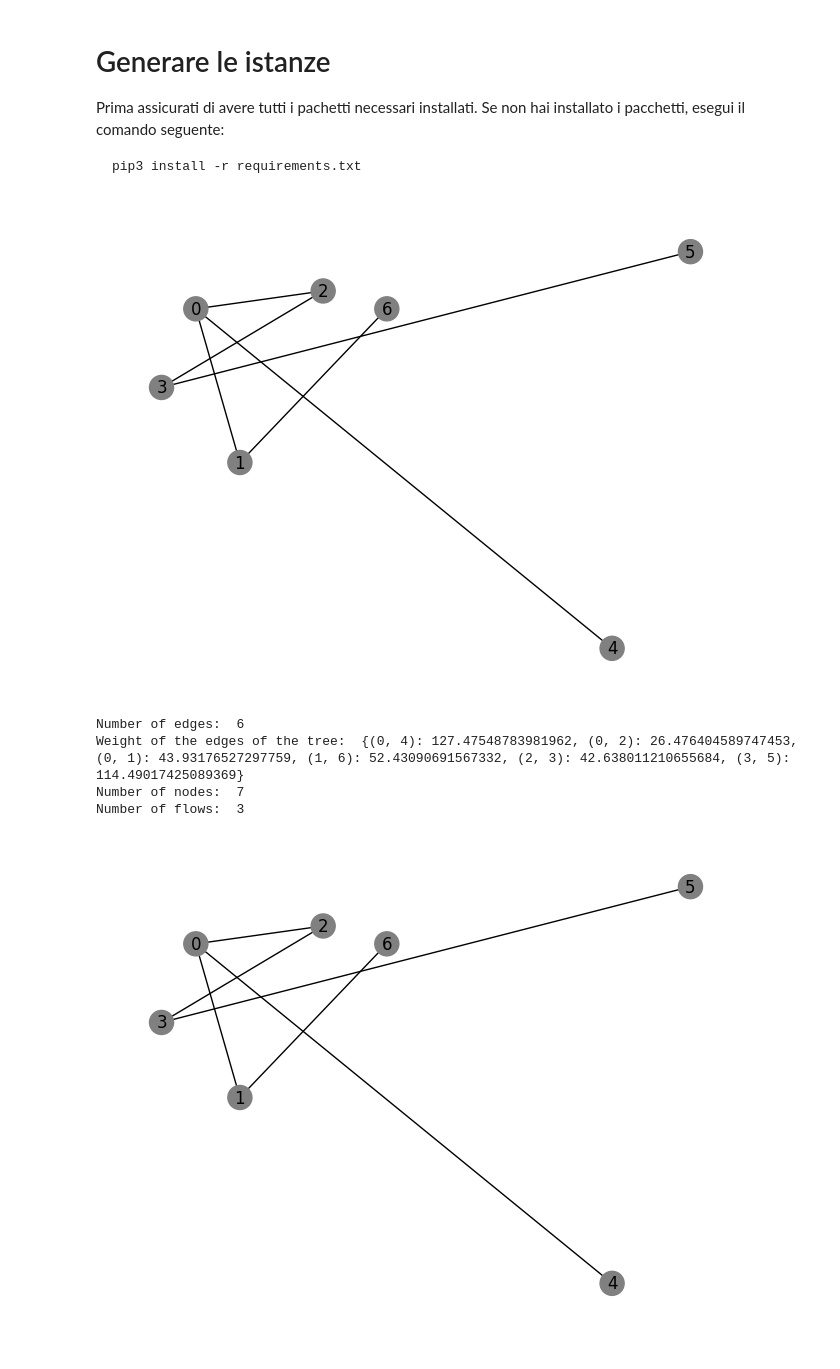
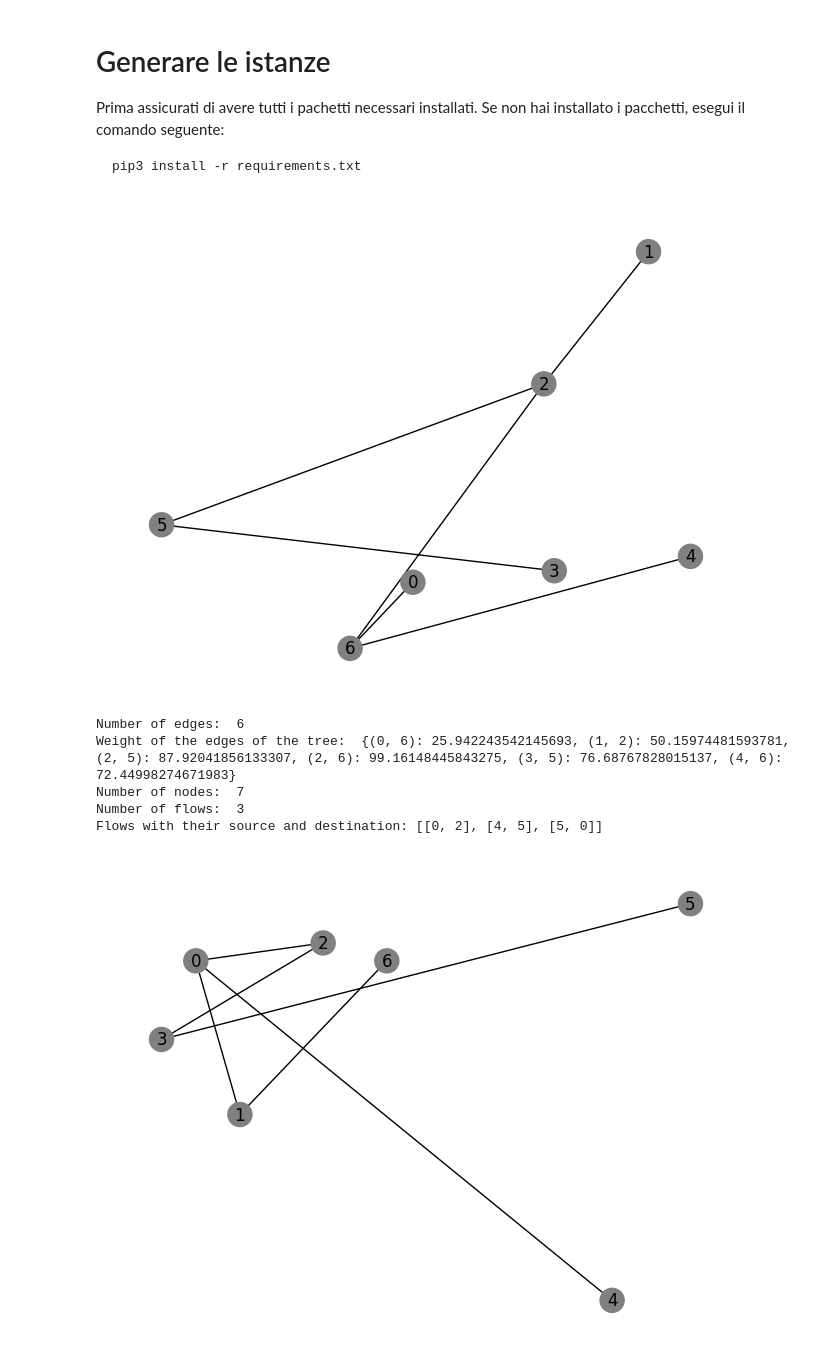
Before and after one commit to marielean/ChargingStations, a Jupyter notebook: ChargingStations.ipynb, the cells around one changed output. Saved outputs shown, nothing was run; the diff lists cells and outputs as text; code cells hidden in the pictures.

Commit message:
generate source and destinations

```diff
--- a/ChargingStations.ipynb
+++ b/ChargingStations.ipynb
@@ -8,24 +8,26 @@ pip3 install -r requirements.txt
 # %%
 import networkx as nx
 import utility_functions as uf
 
 # CREATING A TREE NETWORK AND SAVING IT TO A .gml FILE
 
-T = uf.generate_random_network_tree(7, 3, 150)
+T, flows = uf.generate_random_network_tree(7, 3, 150)
 uf.draw_tree(T)
 
 nx.write_gml(T, "tree_net/tree.gml")
 
 print("Number of edges: ", T.number_of_edges())
 print("Weight of the edges of the tree: ", uf.get_weight_of_edges(T))
 print("Number of nodes: ", T.number_of_nodes())
 print("Number of flows: ", T.graph['K'])
+print("Flows with their source and destination:", flows)
 # %% [output]
-[figure, old version]
+[figure, new version]
 Number of edges:  6
-Weight of the edges of the tree:  {(0, 4): 127.47548783981962, (0, 2): 26.476404589747453, (0, 1): 43.93176527297759, (1, 6): 52.43090691567332, (2, 3): 42.638011210655684, (3, 5): 114.49017425089369}
+Weight of the edges of the tree:  {(0, 6): 25.942243542145693, (1, 2): 50.15974481593781, (2, 5): 87.92041856133307, (2, 6): 99.16148445843275, (3, 5): 76.68767828015137, (4, 6): 72.44998274671983}
 Number of nodes:  7
 Number of flows:  3
+Flows with their source and destination: [[0, 2], [4, 5], [5, 0]]
 # %%
 # READING THE TREE NETWORK FROM THE .gml FILE
 
```
Also changed, not shown: 2 other files.
